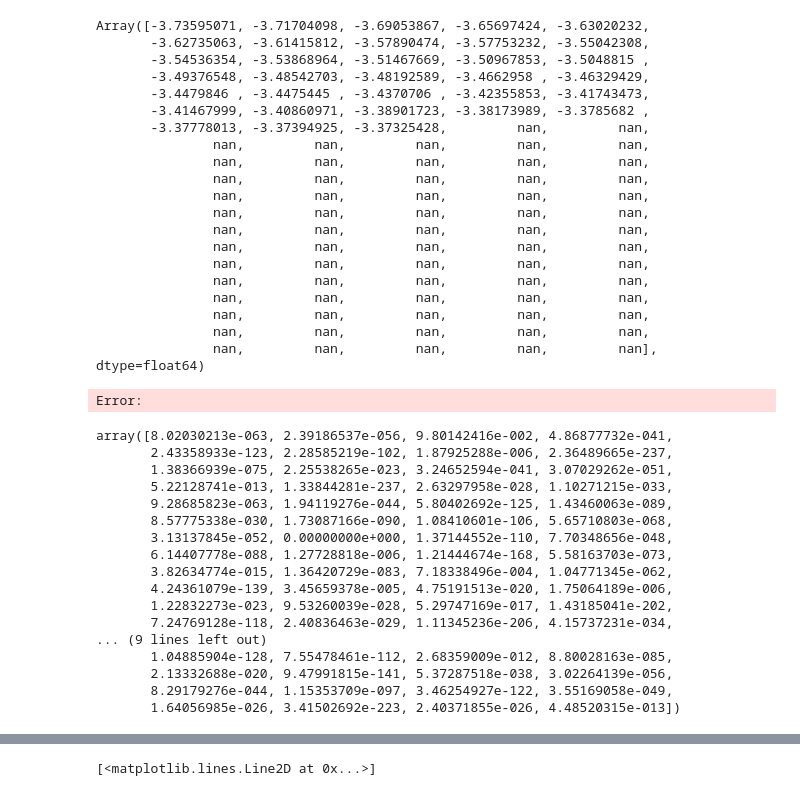
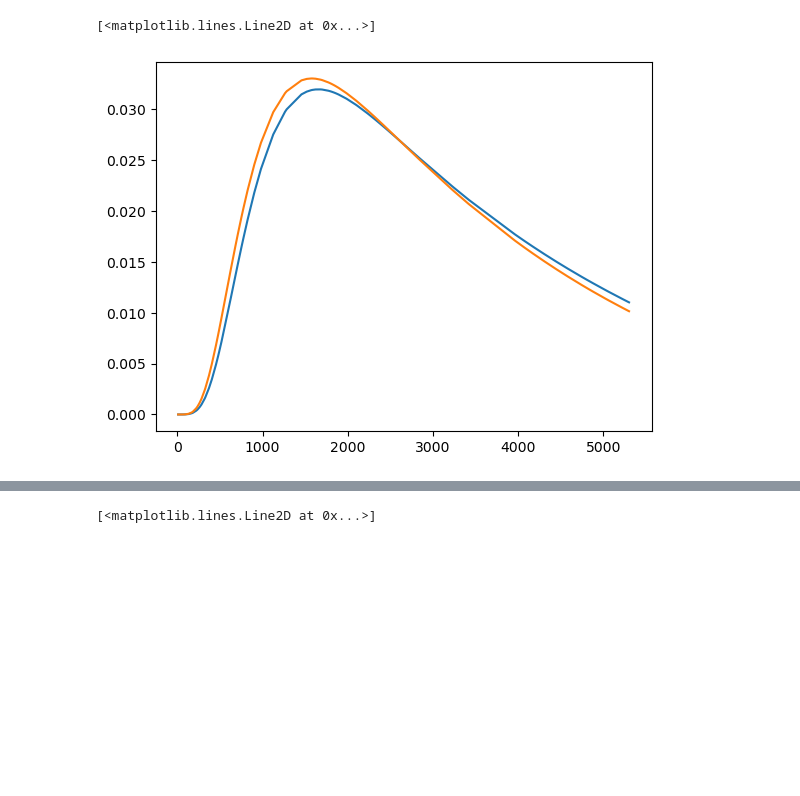
Before and after one commit to mackelab/dmri, a Jupyter notebook: notebooks/dmri_simulators.ipynb, the cells around one changed output, grey strips where cells are left out. Cells and saved outputs as stored; diff of their text form; code cells hidden in the pictures; blank space fills up the shorter version.

```diff
--- a/notebooks/dmri_simulators.ipynb
+++ b/notebooks/dmri_simulators.ipynb
@@ -60,2 +84,2 @@ plt.plot(qvals[idx], signal[idx])
 # %%
-ssfp_signal_fn(acq, 0., acq.E1, acq.E2, acq.sa, acq.ca)
+signal = freed_ssfp_signal_fn(1e-7, acq.qvals, acq.TRs, acq.T1, acq.T2, acq.sa, acq.ca, num_terms=10)
@@ -83,46 +86,6 @@ Array([0.02385049, 0.02430578, 0.02495855, 0.02581049, 0.02651082,
-# %%
-log_ssfp_signal_fn(acq, 0.00, acq.logE1, acq.logE2, acq.sa, acq.ca)
-# %% [output]
-Array([-3.73595071, -3.71704098, -3.69053867, -3.65697424, -3.63020232,
-       -3.62735063, -3.61415812, -3.57890474, -3.57753232, -3.55042308,
-       -3.54536354, -3.53868964, -3.51467669, -3.50967853, -3.5048815 ,
-       -3.49376548, -3.48542703, -3.48192589, -3.4662958 , -3.46329429,
-       -3.4479846 , -3.4475445 , -3.4370706 , -3.42355853, -3.41743473,
-       -3.41467999, -3.40860971, -3.38901723, -3.38173989, -3.3785682 ,
-       -3.37778013, -3.37394925, -3.37325428,         nan,         nan,
-               nan,         nan,         nan,         nan,         nan,
-               nan,         nan,         nan,         nan,         nan,
-               nan,         nan,         nan,         nan,         nan,
-               nan,         nan,         nan,         nan,         nan,
-               nan,         nan,         nan,         nan,         nan,
-               nan,         nan,         nan,         nan,         nan,
-               nan,         nan,         nan,         nan,         nan,
-               nan,         nan,         nan,         nan,         nan,
-               nan,         nan,         nan,         nan,         nan,
-               nan,         nan,         nan,         nan,         nan,
-               nan,         nan,         nan,         nan,         nan,
-               nan,         nan,         nan,         nan,         nan,
-               nan,         nan,         nan,         nan,         nan],      dtype=float64)
-Error:
-# %%
-import scipy
-
-scipy.stats.gamma.rvs(0.005, size=(100,))
-# %% [output]
-array([8.02030213e-063, 2.39186537e-056, 9.80142416e-002, 4.86877732e-041,
-       2.43358933e-123, 2.28585219e-102, 1.87925288e-006, 2.36489665e-237,
-       1.38366939e-075, 2.25538265e-023, 3.24652594e-041, 3.07029262e-051,
-       5.22128741e-013, 1.33844281e-237, 2.63297958e-028, 1.10271215e-033,
-       9.28685823e-063, 1.94119276e-044, 5.80402692e-125, 1.43460063e-089,
-       8.57775338e-030, 1.73087166e-090, 1.08410601e-106, 5.65710803e-068,
-       3.13137845e-052, 0.00000000e+000, 1.37144552e-110, 7.70348656e-048,
-       6.14407778e-088, 1.27728818e-006, 1.21444674e-168, 5.58163703e-073,
-       3.82634774e-015, 1.36420729e-083, 7.18338496e-004, 1.04771345e-062,
-       4.24361079e-139, 3.45659378e-005, 4.75191513e-020, 1.75064189e-006,
-       1.22832273e-023, 9.53260039e-028, 5.29747169e-017, 1.43185041e-202,
-       7.24769128e-118, 2.40836463e-029, 1.11345236e-206, 4.15737231e-034,
-... (9 lines left out)
-       1.04885904e-128, 7.55478461e-112, 2.68359009e-012, 8.80028163e-085,
-       2.13332688e-020, 9.47991815e-141, 5.37287518e-038, 3.02264139e-056,
-       8.29179276e-044, 1.15353709e-097, 3.46254927e-122, 3.55169058e-049,
-       1.64056985e-026, 3.41502692e-223, 2.40371855e-026, 4.48520315e-013])
+# %%
+plt.plot(acq.qvals[idx],signal[idx])
+plt.plot(acq.qvals[idx], SSFPBall.signal_fn(acq, 1e-7)[idx])
+# %% [output]
+[<matplotlib.lines.Line2D at 0x...>]
+[figure, added]
```
Also changed, not shown: parts of 9 cells of this notebook, 3 other files.
